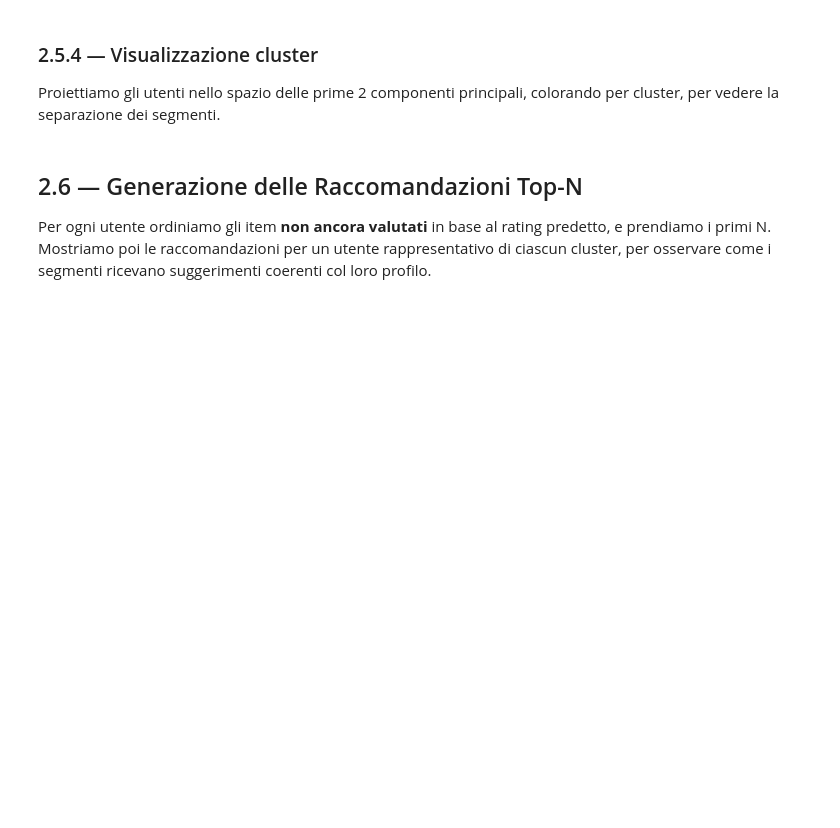
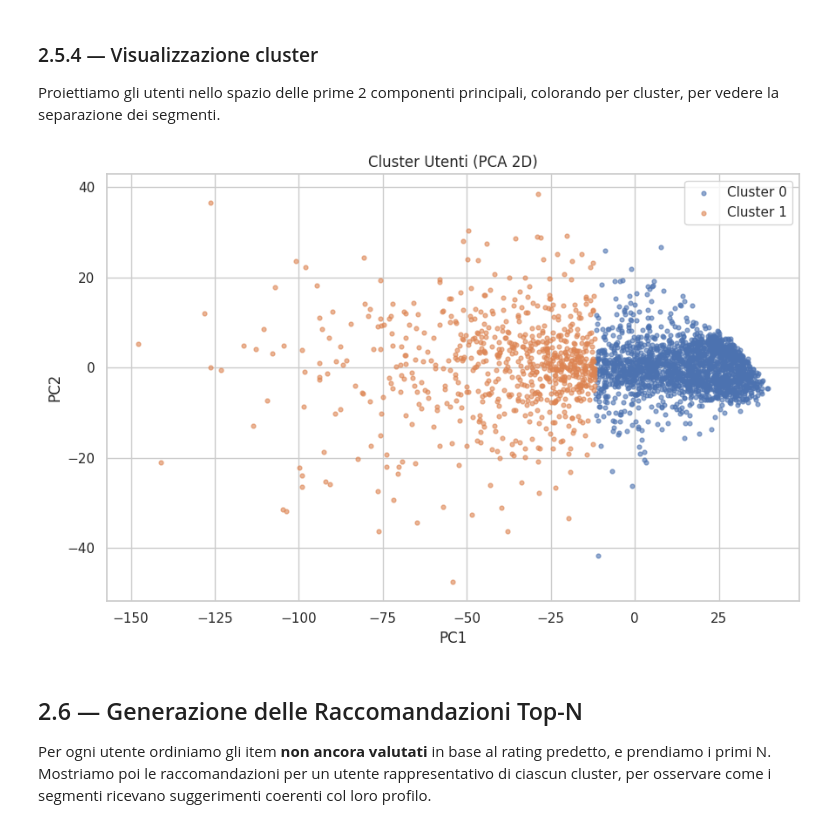
Before and after one commit to Cele76/AmazonMoviesAndTvSeried, a Jupyter notebook: Progetto_MIGA_Completo_Movies (2).ipynb, the cells around one changed output. Cells and saved outputs as stored; diff of their text form; code cells hidden in the pictures; blank space fills up the shorter version.

```diff
--- a/Progetto_MIGA_Completo_Movies (2).ipynb
+++ b/Progetto_MIGA_Completo_Movies (2).ipynb
@@ -558,8 +726,8 @@ plt.tight_layout(); plt.show()
 
 Scelto il k ottimale (in base ai due criteri sopra), eseguiamo il K-Means definitivo e profiliamo ogni cluster: numero di utenti, rating medio, recensioni medie per utente. Questo permette di interpretare i segmenti (utenti positivi, equilibrati, critici).
 # %%
-# Imposta best_k_clusters in base ai grafici sopra (es. 6); modificabile
-best_k_clusters = 6
+# Imposta best_k_clusters in base ai grafici sopra : i grafici rappresentano il piu grande tradeoff a k = 2
+best_k_clusters = 2
 
 km = KMeans(n_clusters=best_k_clusters, init="k-means++", n_init=10, random_state=RANDOM_STATE)
 user_clusters = pd.Series(km.fit_predict(X_pca), index=rating_matrix.index, name="cluster")
@@ -584,14 +758,16 @@ display(summary)
 Proiettiamo gli utenti nello spazio delle prime 2 componenti principali, colorando per cluster, per vedere la separazione dei segmenti.
 # %%
 pca2 = PCA(n_components=2, random_state=RANDOM_STATE)
-X_2d = pca2.fit_transform(X_norm)
+X_2d = pca2.fit_transform(X_scaled)
 
 plt.figure(figsize=(9,6))
 for c in range(best_k_clusters):
     mask = user_clusters.values == c
     plt.scatter(X_2d[mask,0], X_2d[mask,1], s=12, alpha=0.6, label=f"Cluster {c}")
 plt.xlabel("PC1"); plt.ylabel("PC2"); plt.title("Cluster Utenti (PCA 2D)")
 plt.legend(); plt.tight_layout(); plt.show()
+# %% [output]
+[figure, added]
 # %% [markdown]
 ## 2.6 — Generazione delle Raccomandazioni Top-N
 
```
Also changed, not shown: parts of 38 cells of this notebook.
